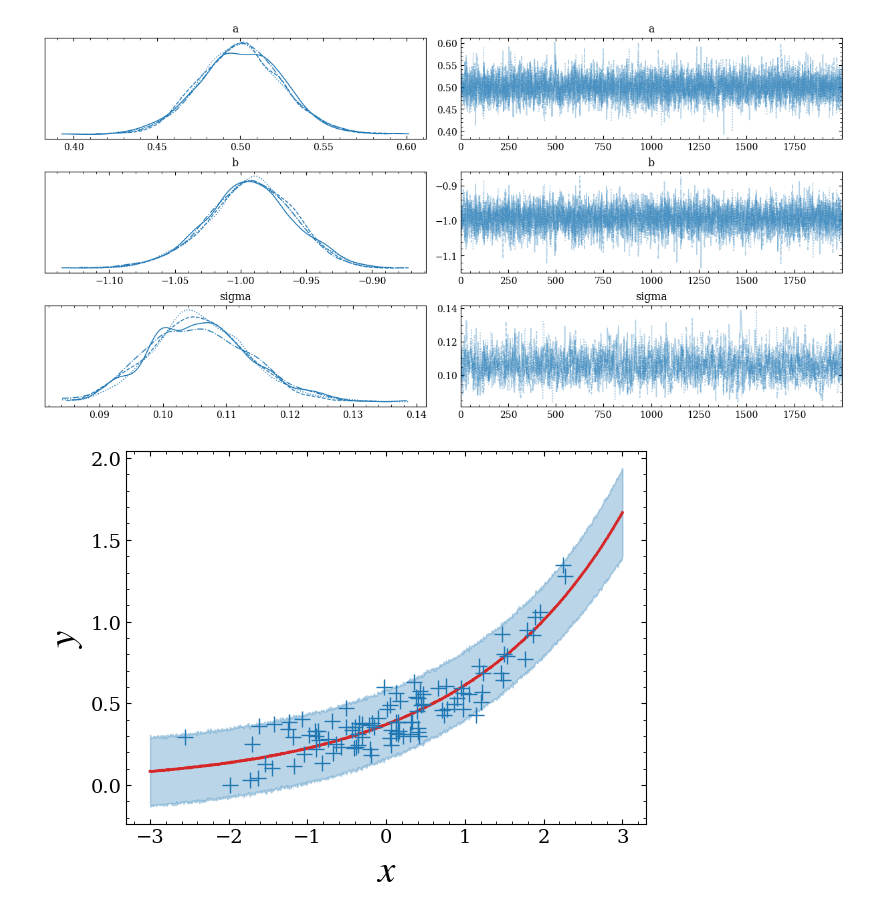
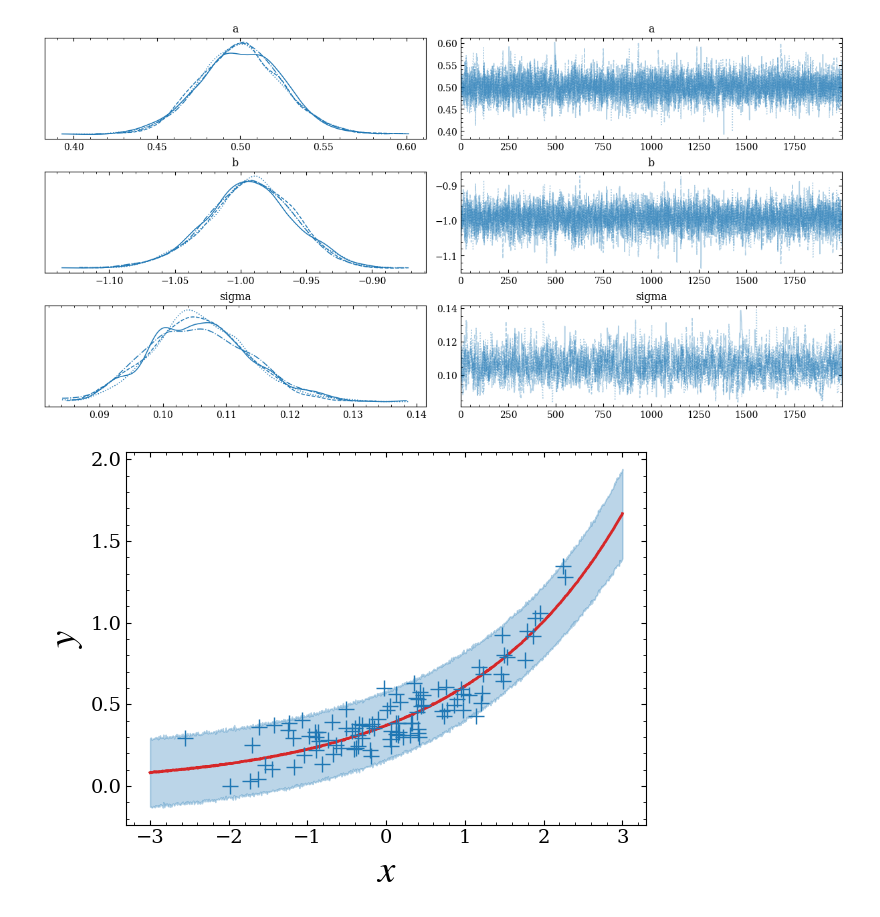
Before and after one commit to wkurebayashi/numpyro_lesson, a Jupyter notebook: curve_fitting.ipynb, the cells around one changed output. Cells and saved outputs as stored; diff of their text form; code cells hidden in the pictures.

```diff
--- a/curve_fitting.ipynb
+++ b/curve_fitting.ipynb
@@ -87,21 +87,23 @@ array([[<Axes: title={'center': 'a'}>, <Axes: title={'center': 'a'}>],
 # %%
 # visualize the predictive distribution
 
 from numpyro.infer import Predictive
 from numpyro.diagnostics import hpdi
 
+rng_key, rng_key_ = random.split(rng_key)
+
 pred = Predictive(model, mcmc.get_samples(), return_sites=["y"])
 x_ = jnp.linspace(-3, 3, 1000)
-predictions = pred(rng_key_, x=x_, y=None)
+predictions = pred(rng_key, x=x_, y=None)
 
 mean_y = jnp.mean(predictions['y'], axis=0)
 hpdi_y = hpdi(predictions['y'], 0.95)
 
 plt.fill_between(x_, hpdi_y[0], hpdi_y[1], alpha=0.3, color='tab:blue')
 plt.plot(x_, mean_y, lw=2, color='tab:red')
 plt.plot(x, y, '+', markersize=12, color='tab:blue')
 plt.xlabel('$x$', size=28)
 plt.ylabel('$y$', size=28)
 plt.tight_layout()
 # %% [output]
-[figure, old version]
+[figure, new version]
```
Also changed, not shown: 2 other files.
